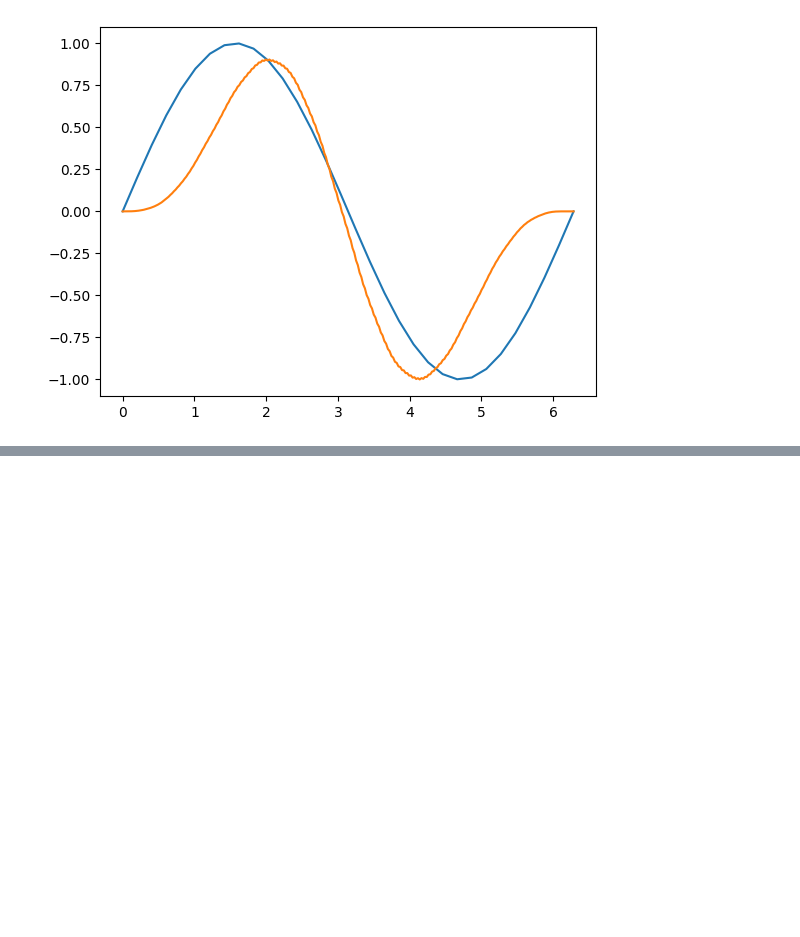
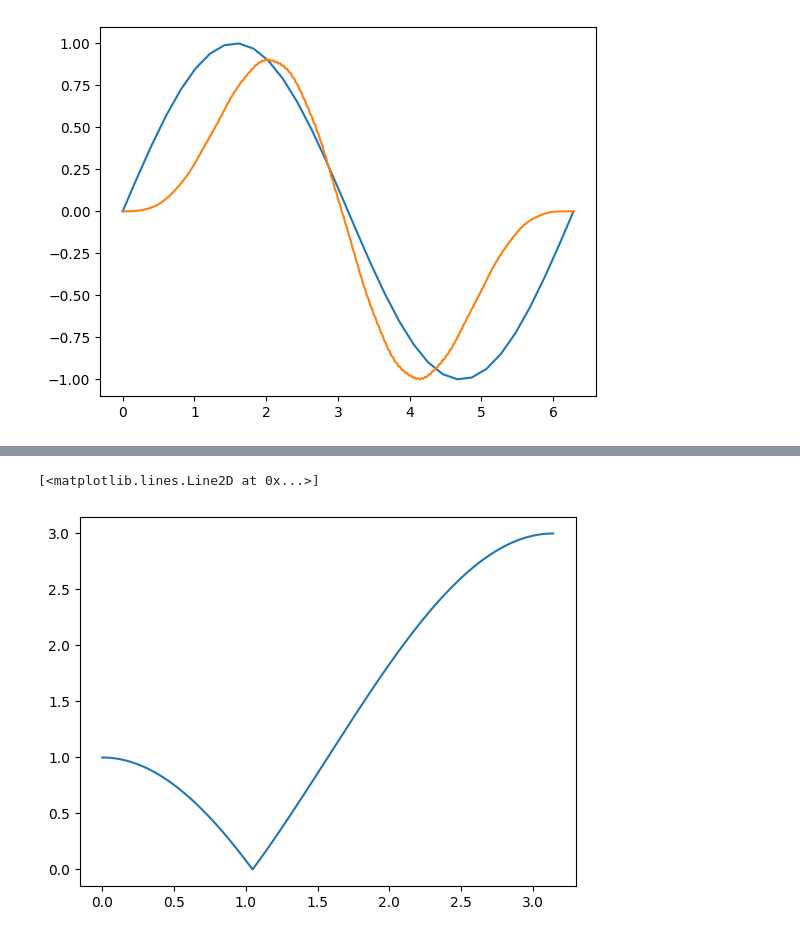
Before and after one commit to geekrope/dft, a Jupyter notebook: dft.ipynb, the cells around one changed output, grey strips where cells are left out. Saved outputs shown, nothing was run; the diff lists cells and outputs as text; code cells hidden in the pictures; blank space fills up the shorter version.

```diff
--- a/dft.ipynb
+++ b/dft.ipynb
@@ -678,0 +702,9 @@ plt.plot(x_oversample, sine_oversample[:n * k])
+# %%
+alpha = np.linspace(0, np.pi, 1000)
+Z = np.e ** (1j * alpha)
+topology = Z**(-2) - 2 * np.cos(w) * Z**(-1) + 1
+
+plt.plot(alpha, np.abs(topology))
+# %% [output]
+[<matplotlib.lines.Line2D at 0x...>]
+[figure, added]
```
Also changed, not shown: parts of 3 cells of this notebook, 2 other files.
